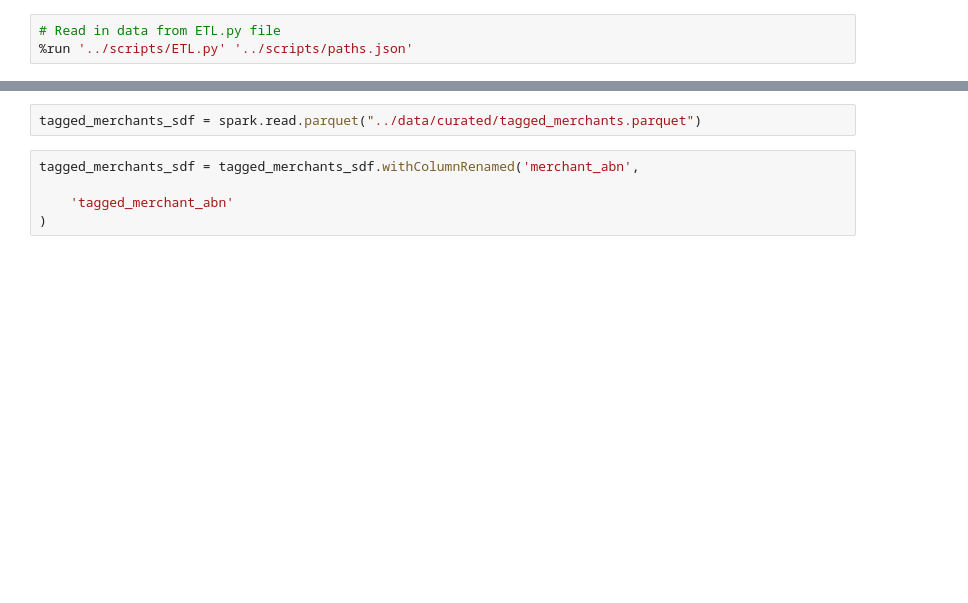
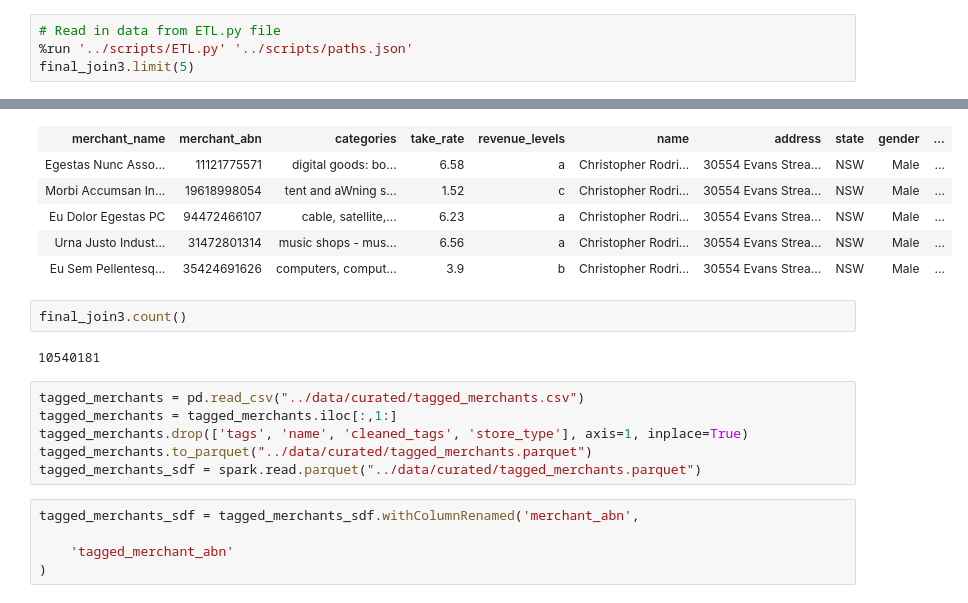
Before and after one commit to MAST30034-Applied-Data-Science/generic-buy-now-pay-later-project-group-10-bnpl, a Jupyter notebook: notebooks/Revenue Model Final.ipynb, the cells around one changed output, grey strips where cells are left out. Cells and saved outputs as stored; diff of their text form; blank space fills up the shorter version.

```diff
--- a/notebooks/Revenue Model Final.ipynb
+++ b/notebooks/Revenue Model Final.ipynb
@@ -32,4 +36,5 @@ To adjust logging level use sc.setLogLevel(newLevel). For SparkR, use setLogLeve
 # %%
 # Read in data from ETL.py file
 %run '../scripts/ETL.py' '../scripts/paths.json'
+final_join3.limit(5)
 # %% [output]
@@ -37,5 +43,19 @@ To adjust logging level use sc.setLogLevel(newLevel). For SparkR, use setLogLeve
+| merchant_name | merchant_abn | categories | take_rate | revenue_levels | name | address | state | gender | ... |
+| Egestas Nunc Asso... | 11121775571 | digital goods: bo... | 6.58 | a | Christopher Rodri... | 30554 Evans Strea... | NSW | Male | ... |
+| Morbi Accumsan In... | 19618998054 | tent and aWning s... | 1.52 | c | Christopher Rodri... | 30554 Evans Strea... | NSW | Male | ... |
+| Eu Dolor Egestas PC | 94472466107 | cable, satellite,... | 6.23 | a | Christopher Rodri... | 30554 Evans Strea... | NSW | Male | ... |
+| Urna Justo Indust... | 31472801314 | music shops - mus... | 6.56 | a | Christopher Rodri... | 30554 Evans Strea... | NSW | Male | ... |
+| Eu Sem Pellentesq... | 35424691626 | computers, comput... | 3.9 | b | Christopher Rodri... | 30554 Evans Strea... | NSW | Male | ... |
-# %%
-tagged_merchants_sdf = spark.read.parquet("../data/curated/tagged_merchants.parquet")
+# %%
+final_join3.count()
+# %% [output]
+10540181
+# %%
+tagged_merchants = pd.read_csv("../data/curated/tagged_merchants.csv")
+tagged_merchants = tagged_merchants.iloc[:,1:]
+tagged_merchants.drop(['tags', 'name', 'cleaned_tags', 'store_type'], axis=1, inplace=True)
+tagged_merchants.to_parquet("../data/curated/tagged_merchants.parquet")
+tagged_merchants_sdf = spark.read.parquet("../data/curated/tagged_merchants.parquet")
 # %%
 tagged_merchants_sdf = tagged_merchants_sdf.withColumnRenamed('merchant_abn',
 
```
Also changed, not shown: parts of 58 cells of this notebook, 19 other files.
